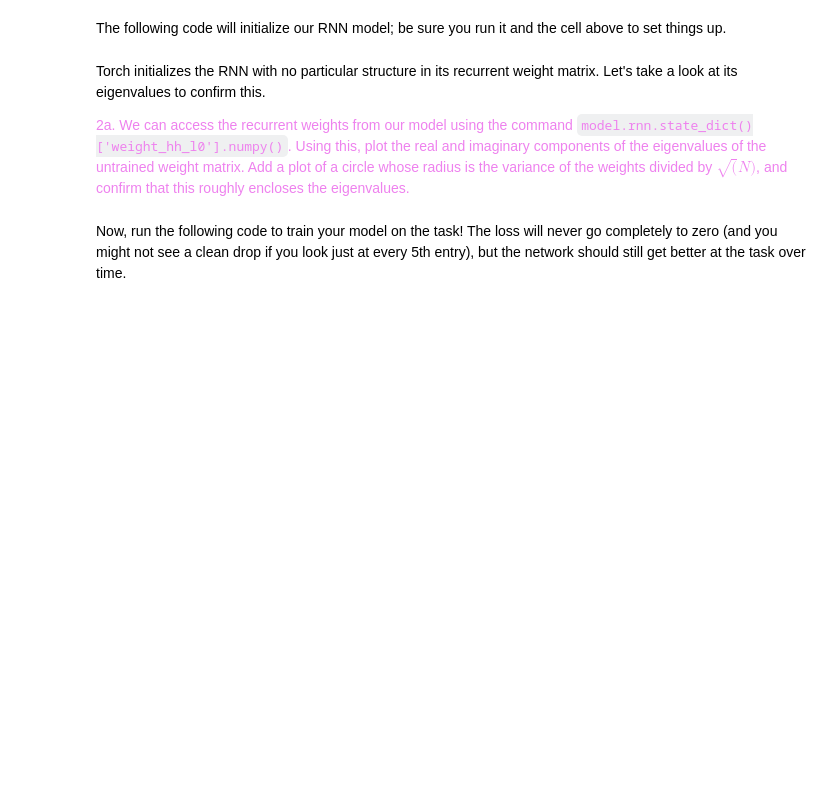
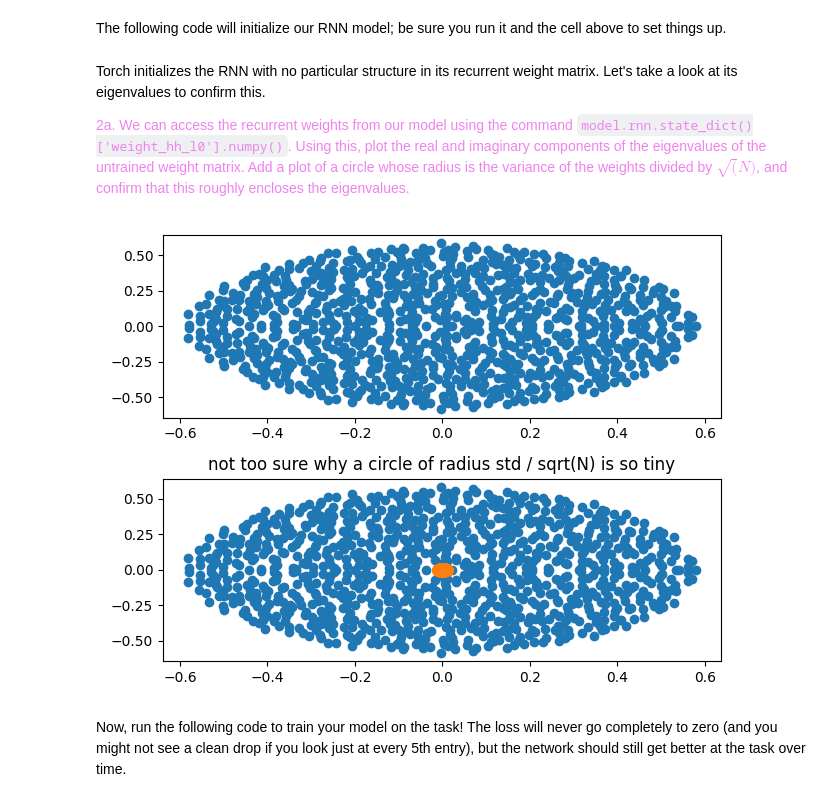
Before and after one commit to dbasrai/nuin443, a Jupyter notebook: problemSets/ps12_RNN_models-diya.ipynb, the cells around one changed output. Saved outputs shown, nothing was run; the diff lists cells and outputs as text; code cells hidden in the pictures; blank space fills up the shorter version.

```diff
--- a/problemSets/ps12_RNN_models-diya.ipynb
+++ b/problemSets/ps12_RNN_models-diya.ipynb
@@ -156,7 +240,7 @@ class RNN(nn.Module):
         return out
 
 input_size = 2
-hidden_size = 500
+hidden_size = 1000
 output_size = 2
 num_layers = 1
 
@@ -165,6 +249,25 @@ model = RNN(input_size, hidden_size, output_size, num_layers)
 Torch initializes the RNN with no particular structure in its recurrent weight matrix. Let's take a look at its eigenvalues to confirm this.
 
 <font color=violet>2a. We can access the recurrent weights from our model using the command `model.rnn.state_dict()['weight_hh_l0'].numpy()`. Using this, plot the real and imaginary components of the eigenvalues of the untrained weight matrix. Add a plot of a circle whose radius is the variance of the weights divided by $\sqrt(N)$, and confirm that this roughly encloses the eigenvalues.</font>
+# %%
+import copy
+weights = model.rnn.state_dict()['weight_hh_l0'].numpy()
+old_weights = copy.deepcopy(weights)
+eigval, eigvec = np.linalg.eig(weights)
+fig, ax = plt.subplots(nrows=2)
+ax[0].scatter(np.real(eigval), np.imag(eigval))
+
+
+r = np.std(eigval) / np.sqrt(hidden_size)
+ax[1].scatter(np.real(eigval), np.imag(eigval))
+a=np.arange(360)
+px = r * np.cos(a)
+py = r * np.sin(a)
+ax[1].set_title('not too sure why a circle of radius std / sqrt(N) is so tiny')
+ax[1].scatter(px, py)
+fig.tight_layout()
+# %% [output]
+[figure, added]
 # %% [markdown]
 Now, run the following code to train your model on the task! The loss will never go completely to zero (and you might not see a clean drop if you look just at every 5th entry), but the network should still get better at the task over time.
 # %%
```
Also changed, not shown: parts of 12 cells of this notebook.
